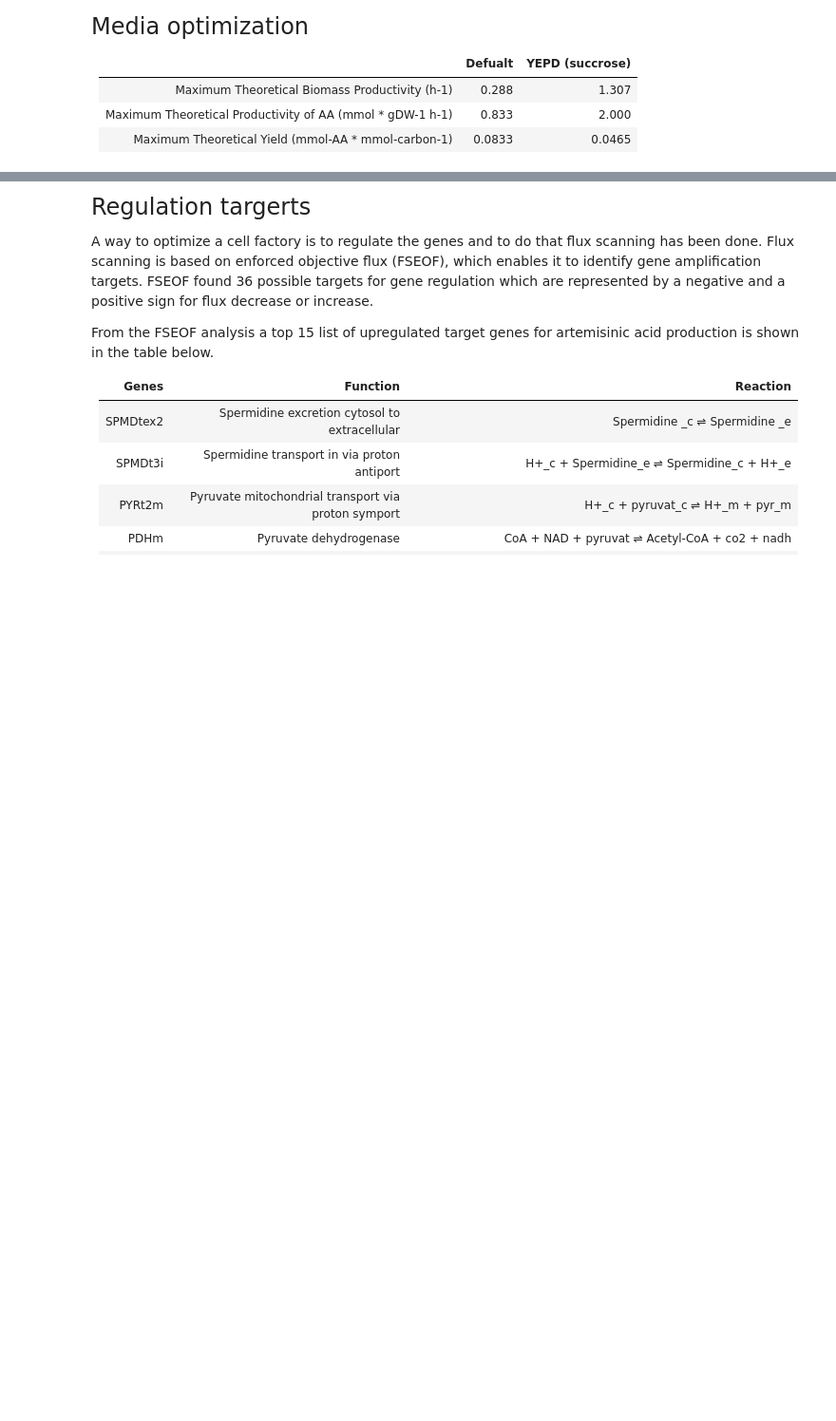
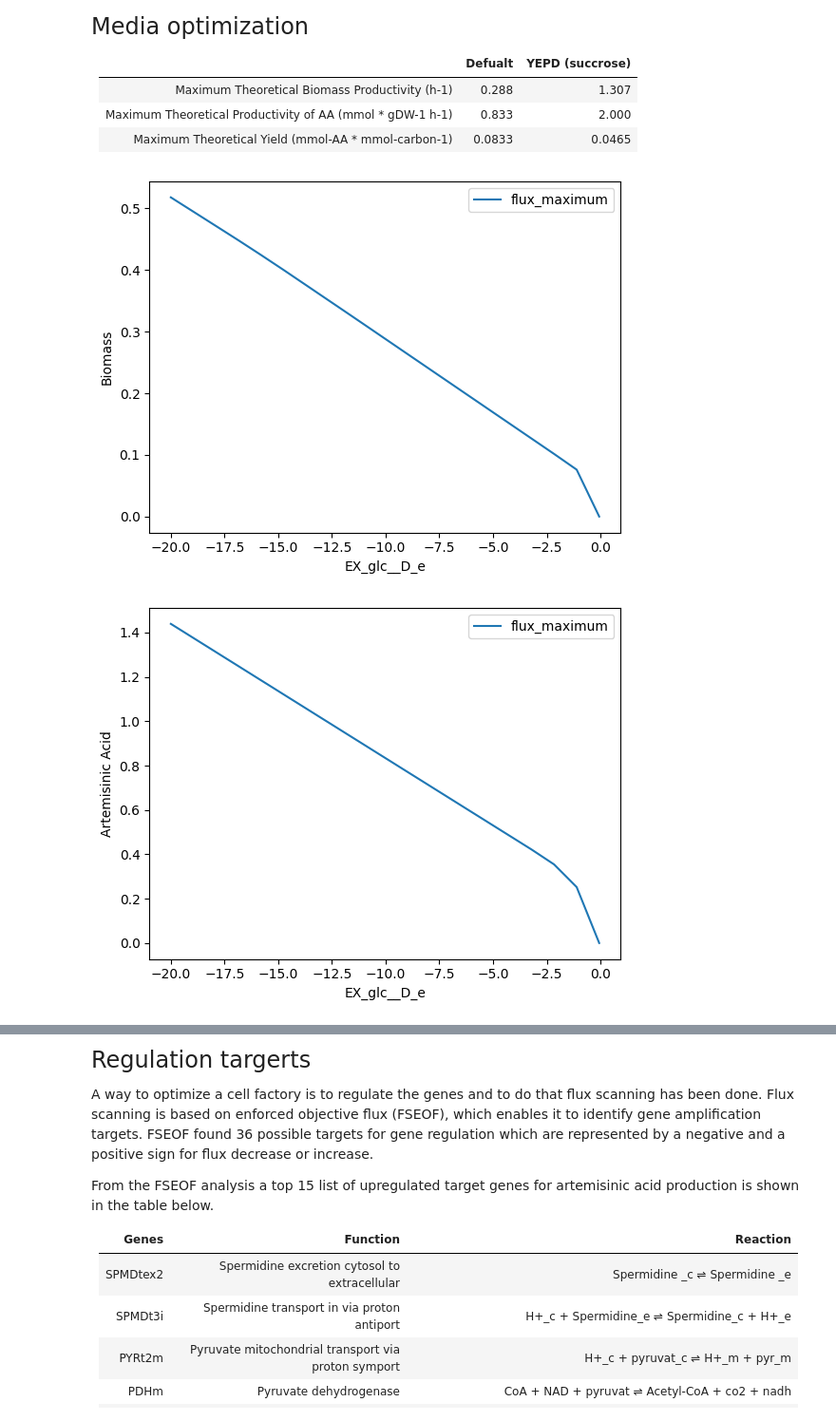
Before and after one commit to 27410/group-assignment-group-8, a Jupyter notebook: Report.ipynb, the cells around one changed output, grey strips where cells are left out. Shown at 95% size. Drawn from its saved outputs; the diff is of its cells as text; code cells hidden in the pictures; blank space fills up the shorter version.

```diff
--- a/Report.ipynb
+++ b/Report.ipynb
@@ -49,3 +49,13 @@ jenni lugter hallo hAllo
 |Maximum Theoretical Biomass Productivity (h-1)| 0.288 | 1.307 |
 |Maximum Theoretical Productivity of AA  (mmol * gDW-1 h-1)| 0.833 | 2.000 |
 | Maximum Theoretical Yield (mmol-AA * mmol-carbon-1) | 0.0833 | 0.0465 |
+# %%
+from PIL import Image
+img1 = Image.open("Pictures/biomass_glucose.png")
+display(img1)
+from PIL import Image
+img2 = Image.open("Pictures\AA_GLC.png")
+display(img2)
+# %% [output]
+[figure, added]
+[figure, added]
```
Also changed, not shown: parts of 1 cell of this notebook.
